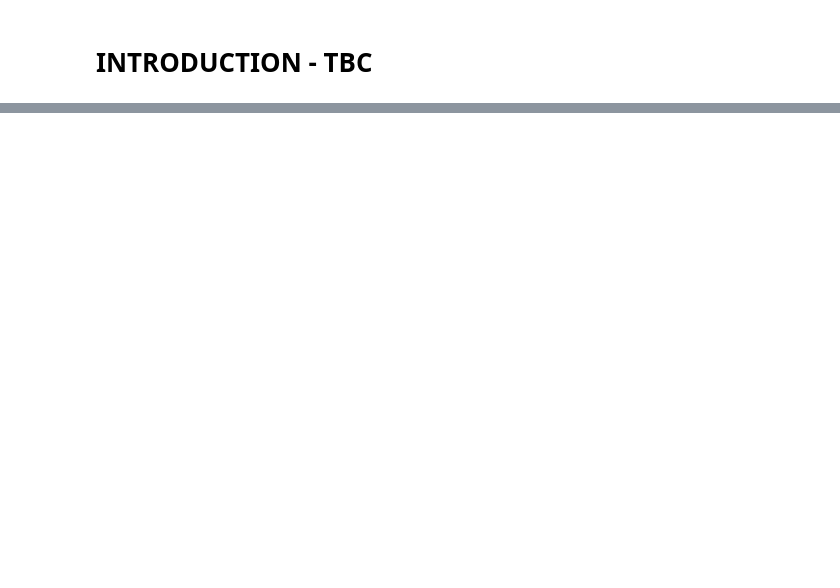
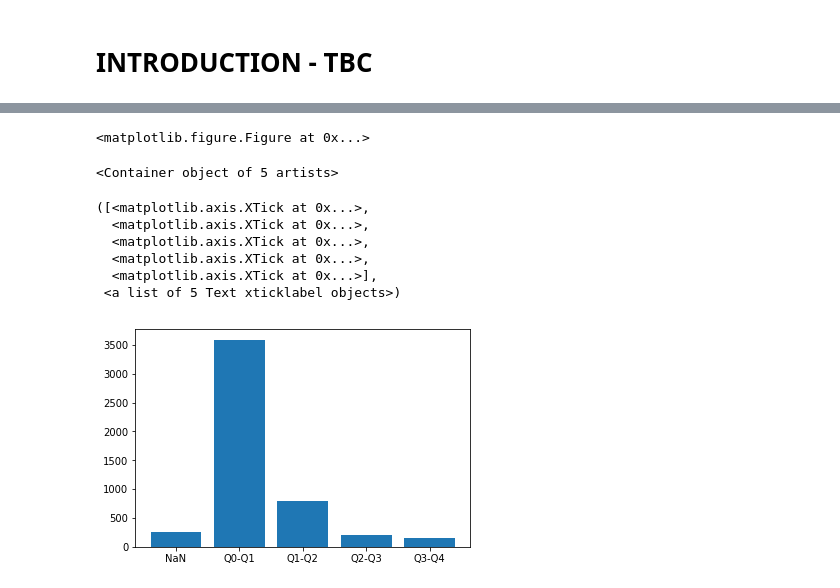
Before and after one commit to methoddatascience/theta, a Jupyter notebook: kaggle comp/EDA Santander value prediction.ipynb, the cells around one changed output, grey strips where cells are left out. Cells and saved outputs as stored; diff of their text form; code cells hidden in the pictures; blank space fills up the shorter version.

```diff
--- a/kaggle comp/EDA Santander value prediction.ipynb
+++ b/kaggle comp/EDA Santander value prediction.ipynb
@@ -14,0 +62,29 @@ FileNotFoundError: File b'../all/train.csv' does not exist
+# %%
+
+corr_target = train_df.drop(["ID","target"],axis = 1).corrwith(train_df.target)
+summ = pd.cut(corr_target, 4, labels= ["Q0-Q1","Q1-Q2","Q2-Q3","Q3-Q4"])
+summ = summ.astype(object).fillna('NaN')
+plt_corr = summ.groupby(summ).count()
+
+## See the number of variable in 5 group in a plot
+
+plt.figure()
+y_point = np.arange(len(plt_corr))
+# Create bars
+plt.bar(y_point, plt_corr)
+
+# Create names on the x-axis
+plt.xticks(y_point, plt_corr.index)
+
+# Show graphic
+plt.show()
+# %% [output]
+<matplotlib.figure.Figure at 0x...>
+<Container object of 5 artists>
+([<matplotlib.axis.XTick at 0x...>,
+  <matplotlib.axis.XTick at 0x...>,
+  <matplotlib.axis.XTick at 0x...>,
+  <matplotlib.axis.XTick at 0x...>,
+  <matplotlib.axis.XTick at 0x...>],
+ <a list of 5 Text xticklabel objects>)
+[figure, added]
```
Also changed, not shown: parts of 18 cells of this notebook.
